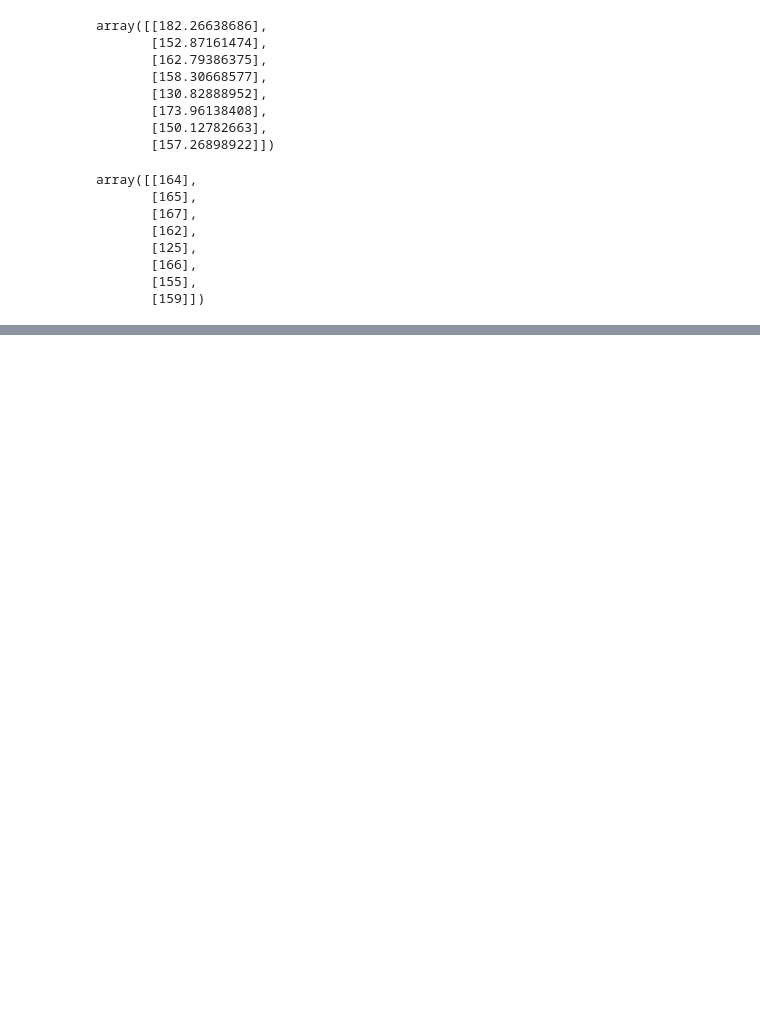
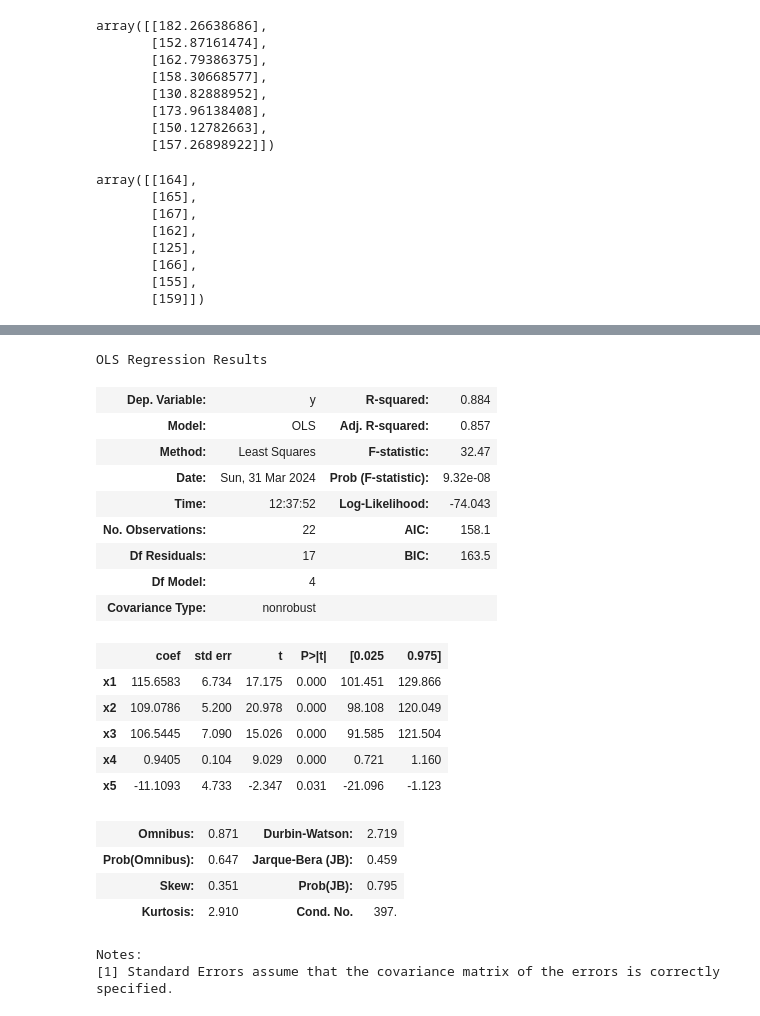
Before and after one commit to Efe-Eroglu/Machine-Learning-Tutorial, a Jupyter notebook: Label ve One Hot Encoder/Label&OneHotEncoder.ipynb, the cells around one changed output, grey strips where cells are left out. Saved outputs shown, nothing was run; the diff lists cells and outputs as text; code cells hidden in the pictures; blank space fills up the shorter version.

```diff
--- a/Label ve One Hot Encoder/Label&OneHotEncoder.ipynb
+++ b/Label ve One Hot Encoder/Label&OneHotEncoder.ipynb
@@ -417,0 +498,29 @@ array([[164],
+# %%
+X_l = veri.iloc[:,[0,1,2,3,5]].values
+X_l = np.array(X_l, dtype=float)
+model = sm.OLS(boy, X_l).fit()
+# %%
+model.summary()
+# %% [output]
+OLS Regression Results
+| Dep. Variable: | y | R-squared: | 0.884 |
+| Model: | OLS | Adj. R-squared: | 0.857 |
+| Method: | Least Squares | F-statistic: | 32.47 |
+| Date: | Sun, 31 Mar 2024 | Prob (F-statistic): | 9.32e-08 |
+| Time: | 12:37:52 | Log-Likelihood: | -74.043 |
+| No. Observations: | 22 | AIC: | 158.1 |
+| Df Residuals: | 17 | BIC: | 163.5 |
+| Df Model: | 4 |  |  |
+| Covariance Type: | nonrobust |  |  |
+|  | coef | std err | t | P>|t| | [0.025 | 0.975] |
+| x1 | 115.6583 | 6.734 | 17.175 | 0.000 | 101.451 | 129.866 |
+| x2 | 109.0786 | 5.200 | 20.978 | 0.000 | 98.108 | 120.049 |
+| x3 | 106.5445 | 7.090 | 15.026 | 0.000 | 91.585 | 121.504 |
+| x4 | 0.9405 | 0.104 | 9.029 | 0.000 | 0.721 | 1.160 |
+| x5 | -11.1093 | 4.733 | -2.347 | 0.031 | -21.096 | -1.123 |
+| Omnibus: | 0.871 | Durbin-Watson: | 2.719 |
+| Prob(Omnibus): | 0.647 | Jarque-Bera (JB): | 0.459 |
+| Skew: | 0.351 | Prob(JB): | 0.795 |
+| Kurtosis: | 2.910 | Cond. No. | 397. |
+Notes:
+[1] Standard Errors assume that the covariance matrix of the errors is correctly specified.
```
Also changed, not shown: parts of 11 cells of this notebook.
